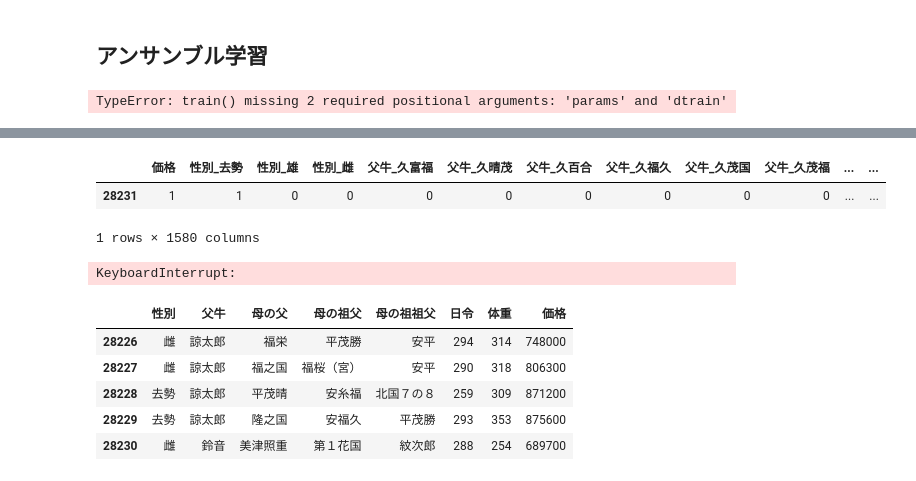
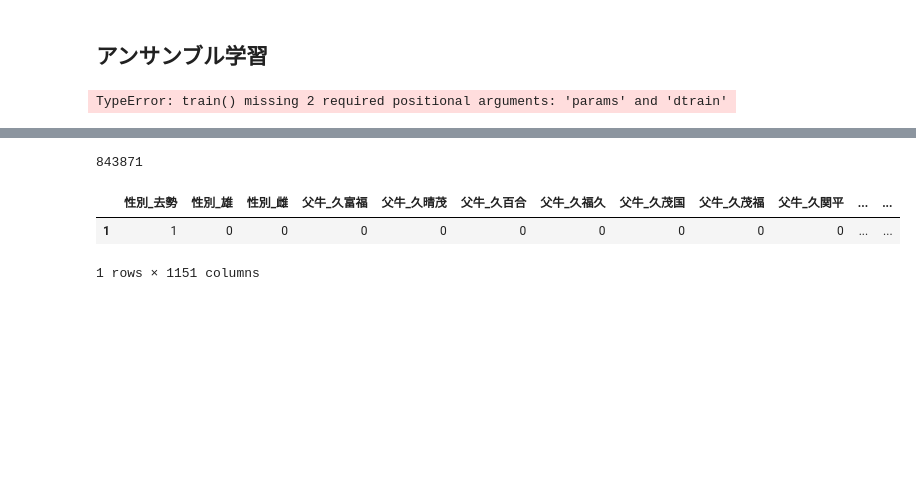
Before and after one commit to kantanakagawa/cow_data, a Jupyter notebook: data_totalling.ipynb, the cells around one changed output, grey strips where cells are left out. Drawn from its saved outputs; the diff is of its cells as text; code cells hidden in the pictures; blank space fills up the shorter version.

```diff
--- a/data_totalling.ipynb
+++ b/data_totalling.ipynb
@@ -404,0 +463,3 @@ with open("cow.pk",mode="rb")as fp:
+# %%
+test_df = pd.DataFrame(index=[1],columns=f_names)
+test_df = test_df.fillna(0)
@@ -423,9 +501,2 @@ df = df.append({'性別': sex, '父牛': father, '母の父': gland, '母の祖
-# %%
-df = pd.get_dummies(df)
-df.tail(1)
-# %% [output]
-|  | 価格 | 性別_去勢 | 性別_雄 | 性別_雌 | 父牛_久富福 | 父牛_久晴茂 | 父牛_久百合 | 父牛_久福久 | 父牛_久茂国 | 父牛_久茂福 | ... | ... |
-| 28231 | 1 | 1 | 0 | 0 | 0 | 0 | 0 | 0 | 0 | 0 | ... | ... |
-1 rows × 1580 columns
 # %%
 def price_predict(df):
@@ -445,4 +510,4 @@ def price_predict(df):
 # %%
-price_predict(df)[0]
+price_predict(test_df)
 # %% [output]
-KeyboardInterrupt:
+843871
@@ -451,9 +514,6 @@ df = price_predict(df)[1]
-# %%
-df.tail()
-# %% [output]
-|  | 性別 | 父牛 | 母の父 | 母の祖父 | 母の祖祖父 | 日令 | 体重 | 価格 |
-| 28226 | 雌 | 諒太郎 | 福栄 | 平茂勝 | 安平 | 294 | 314 | 748000 |
-| 28227 | 雌 | 諒太郎 | 福之国 | 福桜（宮） | 安平 | 290 | 318 | 806300 |
-| 28228 | 去勢 | 諒太郎 | 平茂晴 | 安糸福 | 北国７の８ | 259 | 309 | 871200 |
-| 28229 | 去勢 | 諒太郎 | 隆之国 | 安福久 | 平茂勝 | 293 | 353 | 875600 |
-| 28230 | 雌 | 鈴音 | 美津照重 | 第１花国 | 紋次郎 | 288 | 254 | 689700 |
+# %%
+test_df
+# %% [output]
+|  | 性別_去勢 | 性別_雄 | 性別_雌 | 父牛_久富福 | 父牛_久晴茂 | 父牛_久百合 | 父牛_久福久 | 父牛_久茂国 | 父牛_久茂福 | 父牛_久関平 | ... | ... |
+| 1 | 1 | 0 | 0 | 0 | 0 | 0 | 0 | 0 | 0 | 0 | ... | ... |
+1 rows × 1151 columns
```
Also changed, not shown: parts of 16 cells of this notebook, 2 other files.
